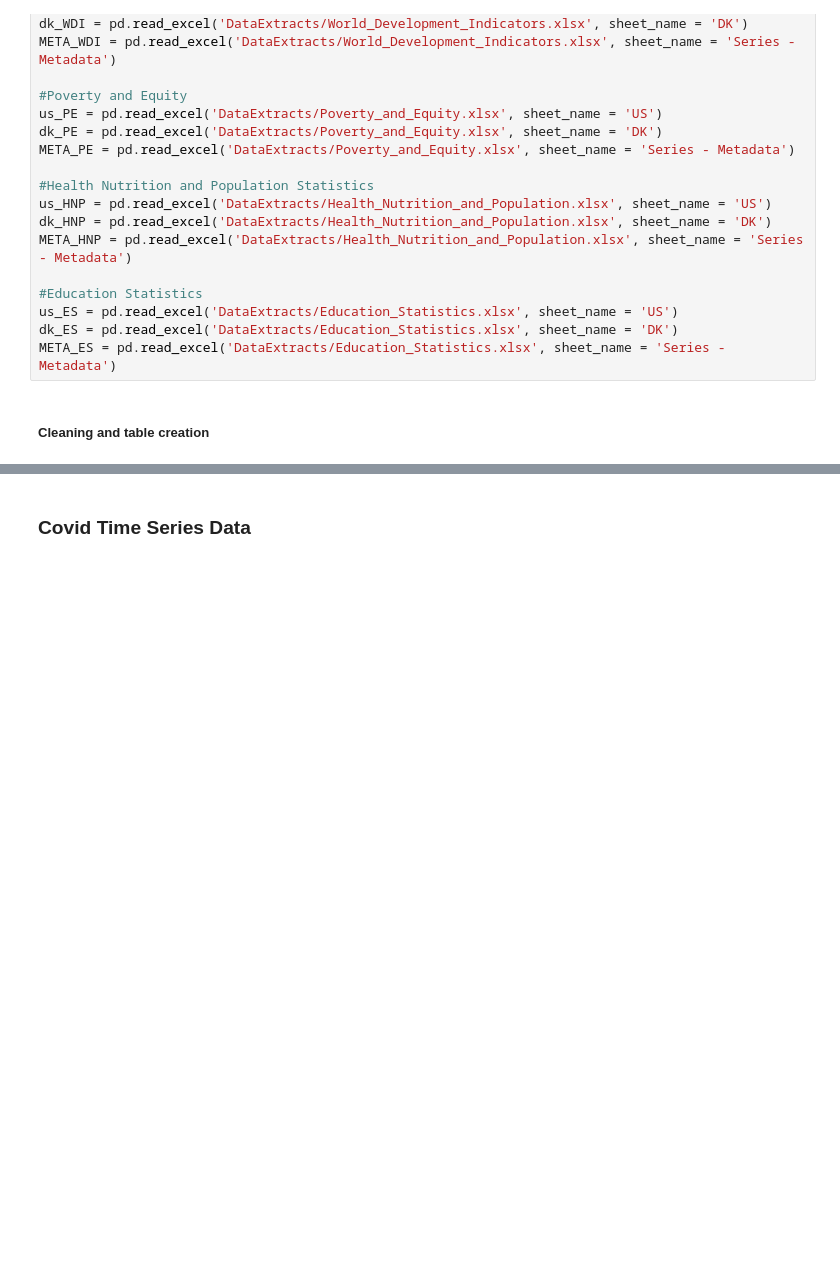
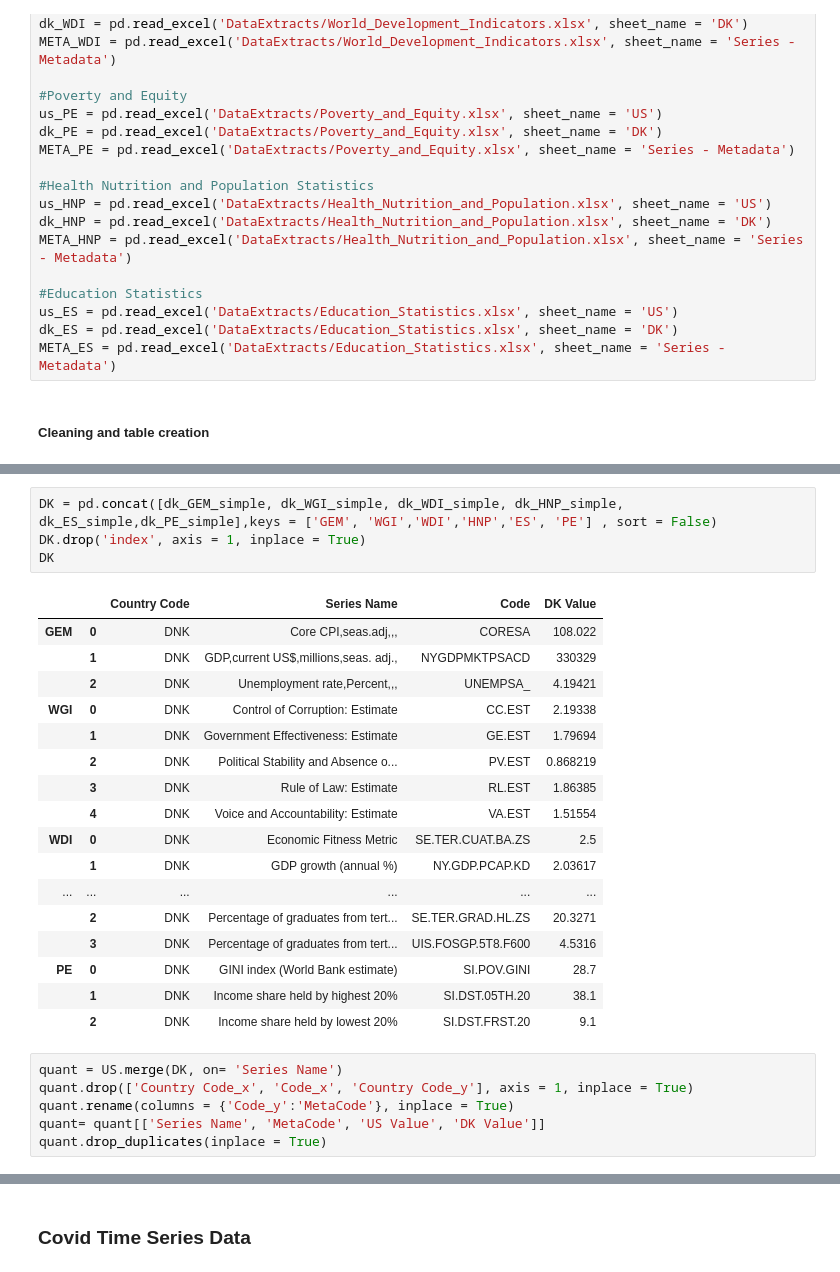
Before and after one commit to dannemk1/CovidPrep, a Jupyter notebook: DataCleaning.ipynb, the cells around one changed output, grey strips where cells are left out. Saved outputs shown, nothing was run; the diff lists cells and outputs as text; blank space fills up the shorter version.

```diff
--- a/DataCleaning.ipynb
+++ b/DataCleaning.ipynb
@@ -63,0 +144,28 @@ dk_ES = dk_ES.rename(columns = {'Series Code': 'Code'})
+# %%
+DK = pd.concat([dk_GEM_simple, dk_WGI_simple, dk_WDI_simple, dk_HNP_simple, dk_ES_simple,dk_PE_simple],keys = ['GEM', 'WGI','WDI','HNP','ES', 'PE'] , sort = False)
+DK.drop('index', axis = 1, inplace = True)
+DK
+# %% [output]
+|  |  | Country Code | Series Name | Code | DK Value |
+| GEM | 0 | DNK | Core CPI,seas.adj,,, | CORESA | 108.022 |
+|  | 1 | DNK | GDP,current US$,millions,seas. adj., | NYGDPMKTPSACD | 330329 |
+|  | 2 | DNK | Unemployment rate,Percent,,, | UNEMPSA_ | 4.19421 |
+| WGI | 0 | DNK | Control of Corruption: Estimate | CC.EST | 2.19338 |
+|  | 1 | DNK | Government Effectiveness: Estimate | GE.EST | 1.79694 |
+|  | 2 | DNK | Political Stability and Absence o... | PV.EST | 0.868219 |
+|  | 3 | DNK | Rule of Law: Estimate | RL.EST | 1.86385 |
+|  | 4 | DNK | Voice and Accountability: Estimate | VA.EST | 1.51554 |
+| WDI | 0 | DNK | Economic Fitness Metric | SE.TER.CUAT.BA.ZS | 2.5 |
+|  | 1 | DNK | GDP growth (annual %) | NY.GDP.PCAP.KD | 2.03617 |
+| ... | ... | ... | ... | ... | ... |
+|  | 2 | DNK | Percentage of graduates from tert... | SE.TER.GRAD.HL.ZS | 20.3271 |
+|  | 3 | DNK | Percentage of graduates from tert... | UIS.FOSGP.5T8.F600 | 4.5316 |
+| PE | 0 | DNK | GINI index (World Bank estimate) | SI.POV.GINI | 28.7 |
+|  | 1 | DNK | Income share held by highest 20% | SI.DST.05TH.20 | 38.1 |
+|  | 2 | DNK | Income share held by lowest 20% | SI.DST.FRST.20 | 9.1 |
+# %%
+quant = US.merge(DK, on= 'Series Name')
+quant.drop(['Country Code_x', 'Code_x', 'Country Code_y'], axis = 1, inplace = True)
+quant.rename(columns = {'Code_y':'MetaCode'}, inplace = True)
+quant= quant[['Series Name', 'MetaCode', 'US Value', 'DK Value']]
+quant.drop_duplicates(inplace = True)
```
Also changed, not shown: parts of 10 cells of this notebook.
